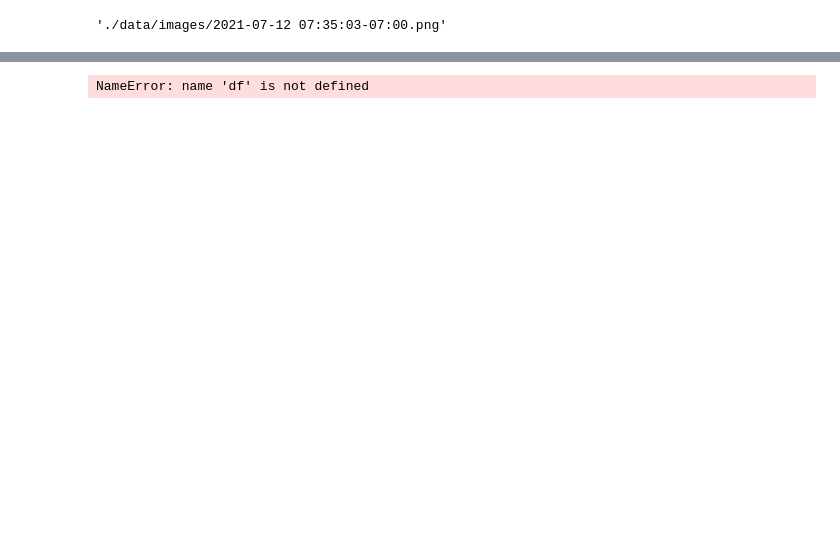
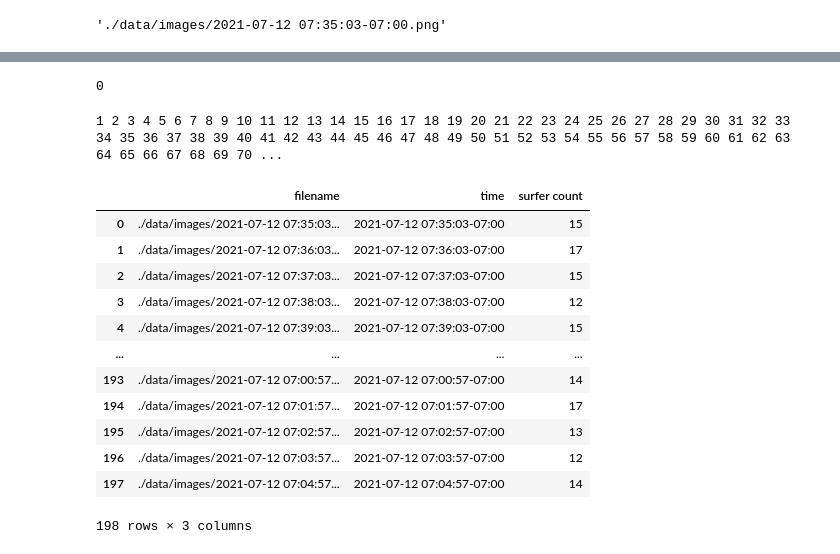
Before and after one commit to tukavic/surf-detection, a Jupyter notebook: dino/prediction_pipeline.ipynb, the cells around one changed output, grey strips where cells are left out. Drawn from its saved outputs; the diff is of its cells as text; code cells hidden in the pictures; blank space fills up the shorter version.

```diff
--- a/dino/prediction_pipeline.ipynb
+++ b/dino/prediction_pipeline.ipynb
@@ -166,5 +167,27 @@ plt.show()
-# %%
-# Get predictions for each image like this?
-df = df.apply(lambda row: predict(row), axis=1)
-# %% [output]
-NameError: name 'df' is not defined
+# %%
+preds = []
+for i in range(len(df)):
+    print(i, end = ' ')
+    n,_,_,_ = predict(df.iloc[i], patch_size = patch_size)
+    preds.append(n)
+
+print(n)
+df['surfer count'] = preds
+df
+#     print(row['time'])
+# %% [output]
+0
+1 2 3 4 5 6 7 8 9 10 11 12 13 14 15 16 17 18 19 20 21 22 23 24 25 26 27 28 29 30 31 32 33 34 35 36 37 38 39 40 41 42 43 44 45 46 47 48 49 50 51 52 53 54 55 56 57 58 59 60 61 62 63 64 65 66 67 68 69 70 ...
+|  | filename | time | surfer count |
+| 0 | ./data/images/2021-07-12 07:35:03... | 2021-07-12 07:35:03-07:00 | 15 |
+| 1 | ./data/images/2021-07-12 07:36:03... | 2021-07-12 07:36:03-07:00 | 17 |
+| 2 | ./data/images/2021-07-12 07:37:03... | 2021-07-12 07:37:03-07:00 | 15 |
+| 3 | ./data/images/2021-07-12 07:38:03... | 2021-07-12 07:38:03-07:00 | 12 |
+| 4 | ./data/images/2021-07-12 07:39:03... | 2021-07-12 07:39:03-07:00 | 15 |
+| ... | ... | ... | ... |
+| 193 | ./data/images/2021-07-12 07:00:57... | 2021-07-12 07:00:57-07:00 | 14 |
+| 194 | ./data/images/2021-07-12 07:01:57... | 2021-07-12 07:01:57-07:00 | 17 |
+| 195 | ./data/images/2021-07-12 07:02:57... | 2021-07-12 07:02:57-07:00 | 13 |
+| 196 | ./data/images/2021-07-12 07:03:57... | 2021-07-12 07:03:57-07:00 | 12 |
+| 197 | ./data/images/2021-07-12 07:04:57... | 2021-07-12 07:04:57-07:00 | 14 |
+198 rows × 3 columns
```
Also changed, not shown: parts of 7 cells of this notebook, 1 other file.
